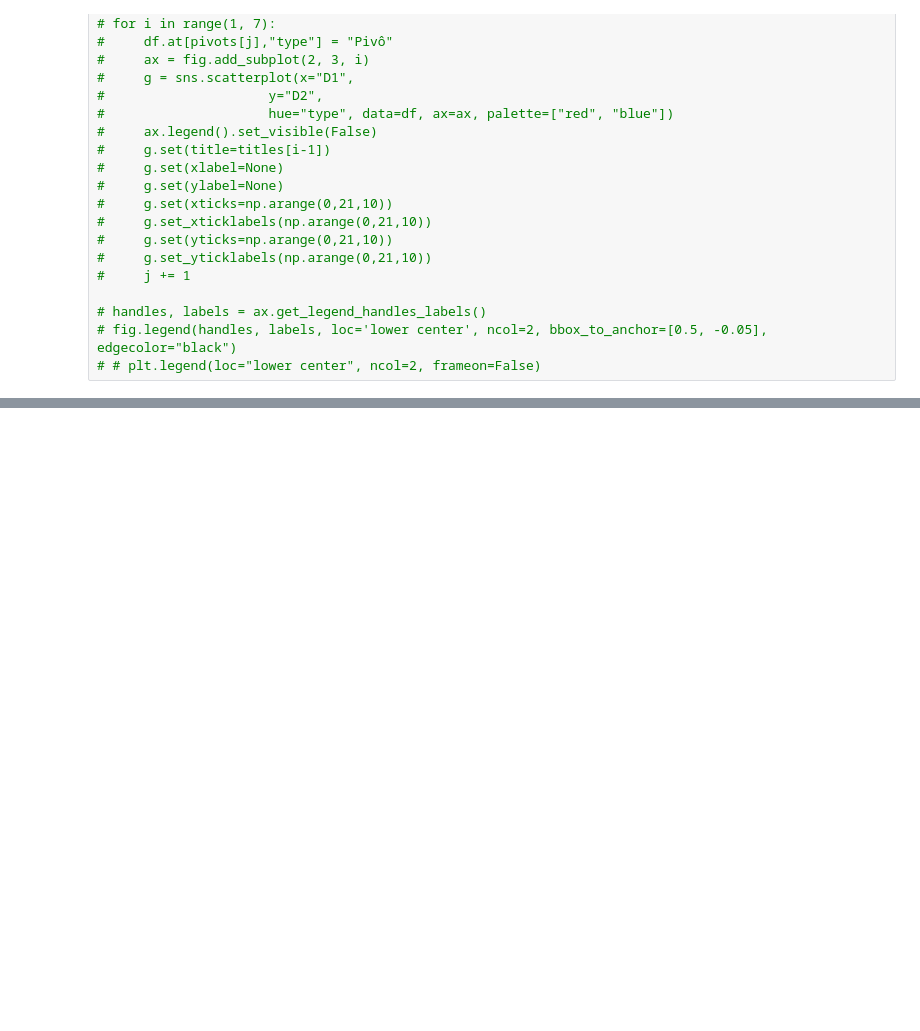
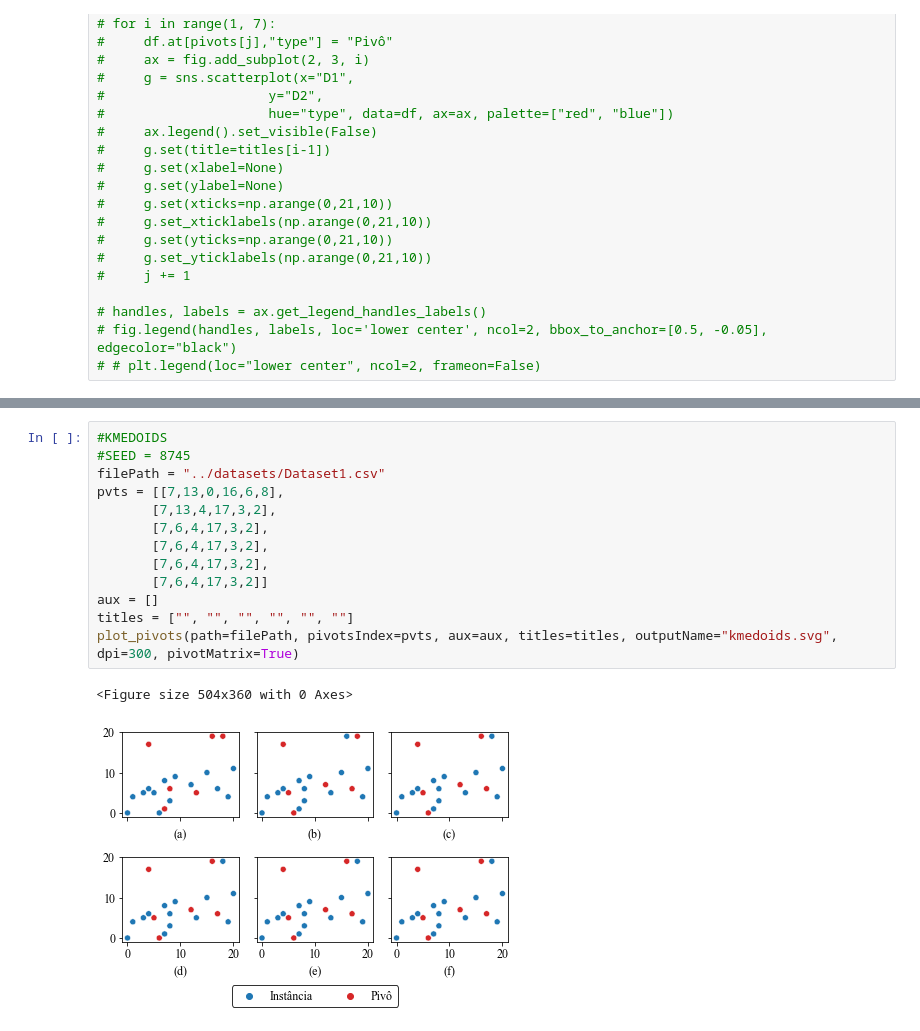
Before and after one commit to JoaoVitorLeite/gervLibProject, a Jupyter notebook: gervLib_Project/gervLib/python/plot_pivots.ipynb, the cells around one changed output, grey strips where cells are left out. Cells and saved outputs as stored; diff of their text form; blank space fills up the shorter version.

```diff
--- a/gervLib_Project/gervLib/python/plot_pivots.ipynb
+++ b/gervLib_Project/gervLib/python/plot_pivots.ipynb
@@ -81,0 +155,16 @@ plot_pivots("../datasets/Dataset1.csv", [2,2,19,5,6,4], ' ', None)
+# %%
+#KMEDOIDS
+#SEED = 8745
+filePath = "../datasets/Dataset1.csv"
+pvts = [[7,13,0,16,6,8],
+       [7,13,4,17,3,2],
+       [7,6,4,17,3,2],
+       [7,6,4,17,3,2],
+       [7,6,4,17,3,2],
+       [7,6,4,17,3,2]]
+aux = []
+titles = ["", "", "", "", "", ""]
+plot_pivots(path=filePath, pivotsIndex=pvts, aux=aux, titles=titles, outputName="kmedoids.svg", dpi=300, pivotMatrix=True)
+# %% [output]
+<Figure size 504x360 with 0 Axes>
+[figure, added]
```
Also changed, not shown: parts of 15 cells of this notebook, 24 other files.
